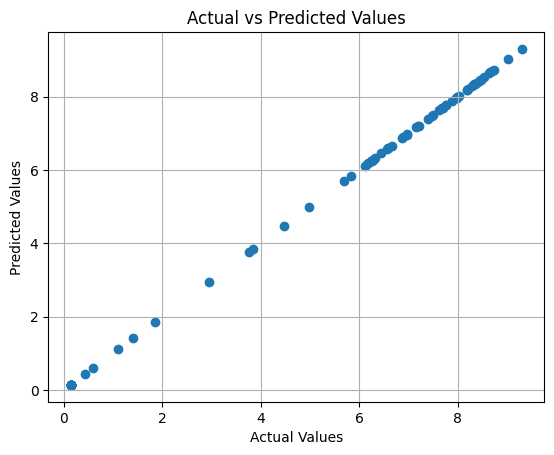
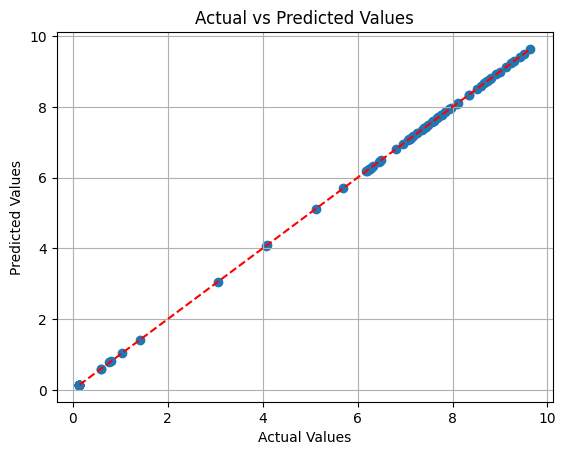
The notebook cell's code change between the first figure and the second:
--- before
+++ after
@@ -7,10 +7,25 @@
 from sklearn.metrics import mean_squared_error, mean_absolute_error, r2_score
 
-data = pd.read_csv('studentGradeDataSet.csv')
+data = pd.read_csv('https://raw.githubusercontent.com/RajeshRanaGiet/AML-LAB/main/Experiment%203/studentGradeDataSet.csv')
+
+print("Dataset Shape:")
+print(data.shape)
+
+print("\nFirst Five Rows:")
+print(data.head())
+
+print("\nDataset Information:")
+print(data.info())
+
+print("\nMissing Values:")
+print(data.isnull().sum())
+
+print("\nStatistical Summary:")
+print(data.describe())
 
 x = data.drop('SEM 5', axis=1)
 y = data['SEM 5']
 
-x_train, x_test, y_train, y_test = train_test_split(x, y, test_size=0.2)
+x_train, x_test, y_train, y_test = train_test_split(x, y, test_size=0.2, random_state=42)
 
 model = LinearRegression()
@@ -51,4 +66,9 @@
 
 plt.scatter(y_test, pred_model)
+plt.plot(
+    [y_test.min(), y_test.max()],
+    [y_test.min(), y_test.max()],
+    'r--'
+)
 plt.xlabel("Actual Values")
 plt.ylabel("Predicted Values")

Commit: Created using Colab